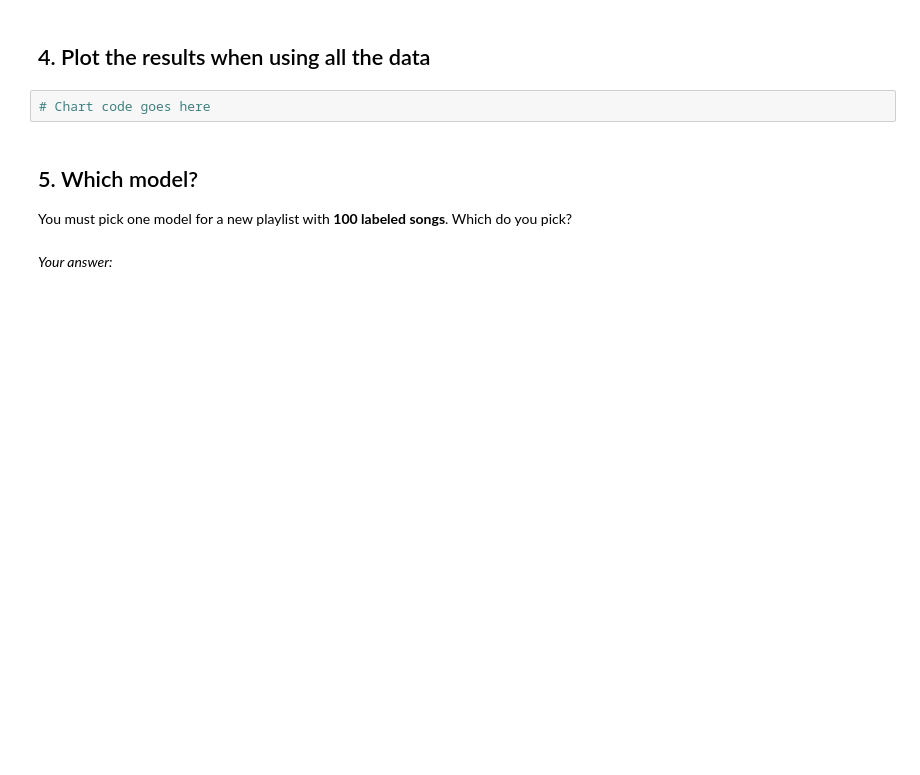
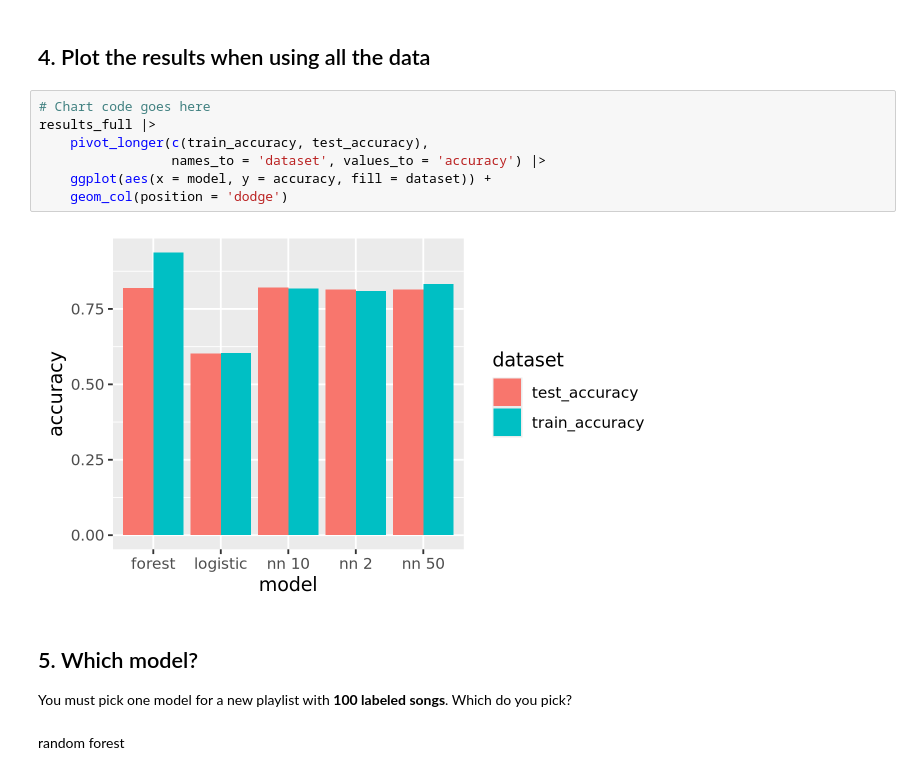
Before and after one commit to exuanzzz/codespace, a Jupyter notebook: exercises/16-nn-exercise.ipynb, the cells around one changed output. Saved outputs shown, nothing was run; the diff lists cells and outputs as text; blank space fills up the shorter version.

```diff
--- a/exercises/16-nn-exercise.ipynb
+++ b/exercises/16-nn-exercise.ipynb
@@ -117,9 +163,16 @@ Run `compare_models()` again, with all of `train` (about 5,500 songs).
 ## 4. Plot the results when using all the data
 # %%
 # Chart code goes here
+results_full |>
+    pivot_longer(c(train_accuracy, test_accuracy),
+                 names_to = 'dataset', values_to = 'accuracy') |>
+    ggplot(aes(x = model, y = accuracy, fill = dataset)) +
+    geom_col(position = 'dodge')
+# %% [output]
+[figure, added]
 # %% [markdown]
 ## 5. Which model?
 
 You must pick one model for a new playlist with **100 labeled songs**. Which do you pick?
 # %% [markdown]
-*Your answer:*
+random forest
```
Also changed, not shown: parts of 5 cells of this notebook, 1 other file.
